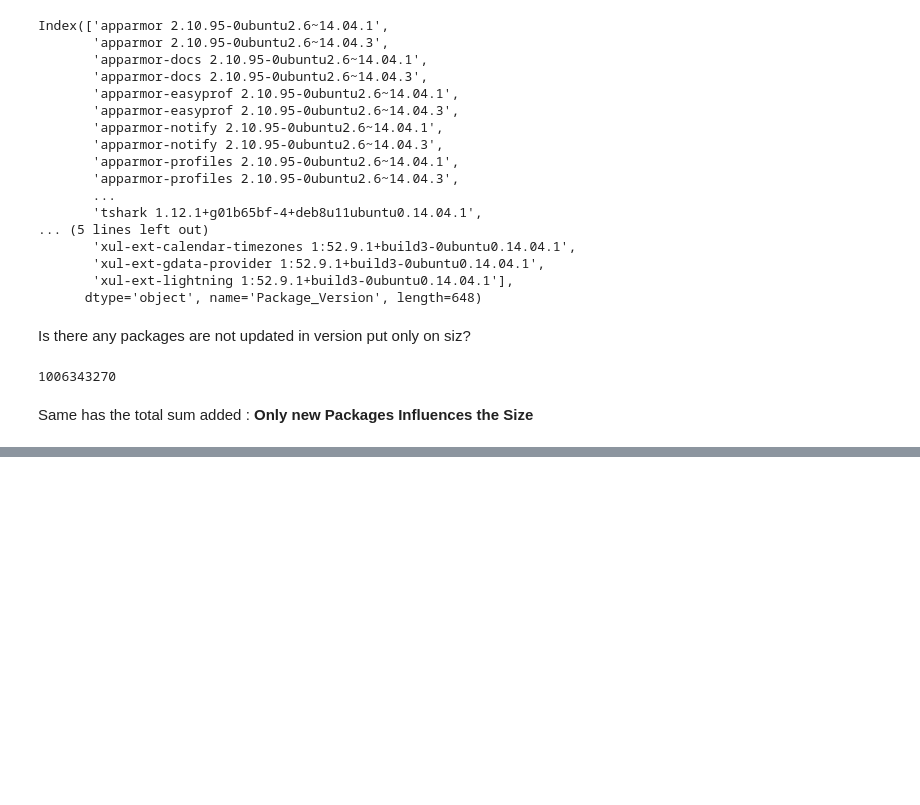
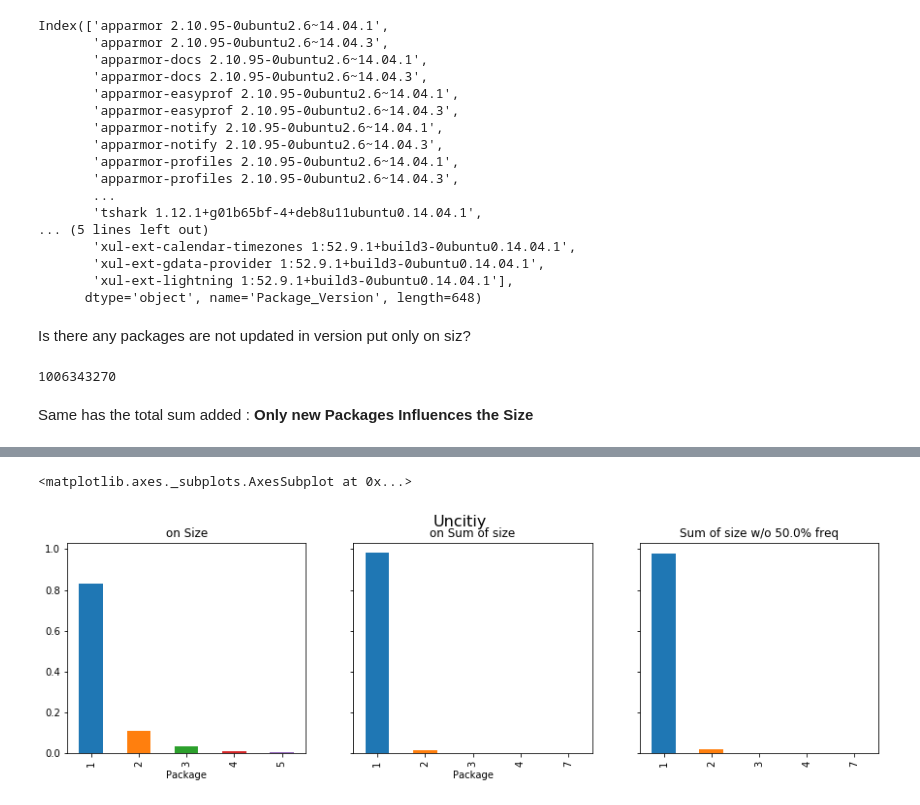
Before and after one commit to alex35469/fingerpatch, a Jupyter notebook: attack/Attack_vizualization.ipynb, the cells around one changed output, grey strips where cells are left out. Drawn from its saved outputs; the diff is of its cells as text; code cells hidden in the pictures; blank space fills up the shorter version.

Commit message:
Unicity, gstreamer problem, signatures

```diff
--- a/attack/Attack_vizualization.ipynb
+++ b/attack/Attack_vizualization.ipynb
@@ -1472,0 +1429,12 @@ Same has the total sum added : __Only new Packages Influences the Size__
+# %%
+bySize = gt.groupby(by="Size").count().groupby(by = "Package").count()
+total = bySize["Version"].sum()
+unicity_1 =bySize["Version"].map(lambda x : x/total).sort_values(ascending = False).head(5)
+# %%
+includingDep = gt.groupby(by="Summing dependances").count().groupby(by = "Package").count()
+total = includingDep["Version"].sum()
+unicity_2 = includingDep["Version"].map(lambda x : x/total).sort_values(ascending = False).head(5)
+# %%
+TOP_X = 0.5
+most_common_dep = gt[gt["Freq in p"] >=TOP_X]
+gt.loc[most_common_dep.index]
@@ -1472,0 +1448,33 @@ Same has the total sum added : __Only new Packages Influences the Size__
+# %%
+
+
+mst_comm_dep = most_common_dep["Size"]
+mst_comm_dep_dict = mst_comm_dep.to_dict()
+gt_without_mcd = gt.drop(mst_comm_dep.index)
+
+def substract_comm(row, mst_comm_dep_dict):
+    s = row["Summing dependances"]
+    for c in row["Childrens"]:
+        if c in mst_comm_dep_dict :
+
+            s = s - mst_comm_dep_dict[c]
+
+    return s
+#print(mst_comm_dep_dict)
+sum_size_without_common =gt_without_mcd.apply(lambda x : substract_comm(x, mst_comm_dep_dict), 1)
+#sum_size_without_common =gt.apply(lambda x : substract_comm(x, mst_comm_dep_dict), 1)
+grp = sum_size_without_common.groupby(sum_size_without_common).count()
+unicity_3 = grp.groupby(grp).count()
+unicity_3 =unicity_3.map(lambda x :x/unicity_3.sum()).sort_values(ascending = False).head(5)
+# %%
+fig, ax =plt.subplots(1, 3, sharey=True, figsize=(15, 4))
+ax[0].set_title("on Size")
+unicity_1.plot.bar(ax = ax[0])
+fig.suptitle("Uncitiy", fontsize=16)
+ax[1].set_title("on Sum of size")
+unicity_2.plot.bar(ax = ax[1])
+ax[2].set_title("Sum of size w/o "+str(TOP_X*100)+"% freq")
+unicity_3.plot.bar(ax =ax[2])
+# %% [output]
+<matplotlib.axes._subplots.AxesSubplot at 0x...>
+[figure, added]
```
Also changed, not shown: parts of 49 cells of this notebook.
